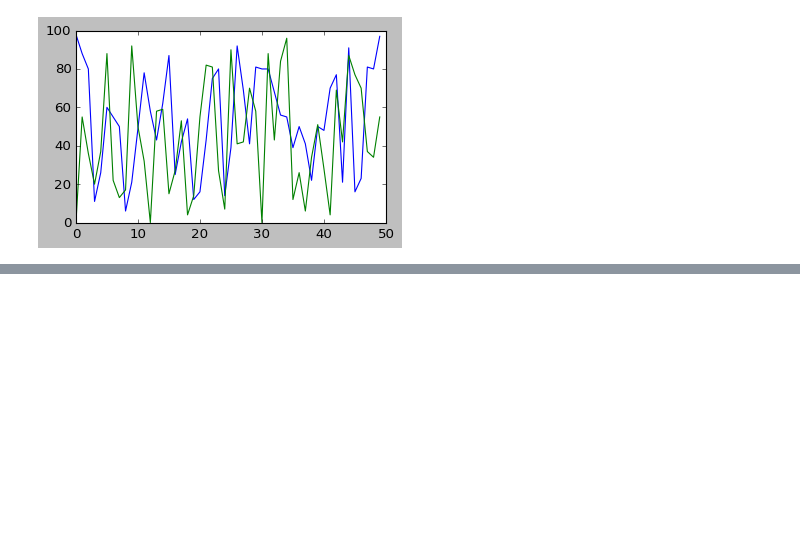
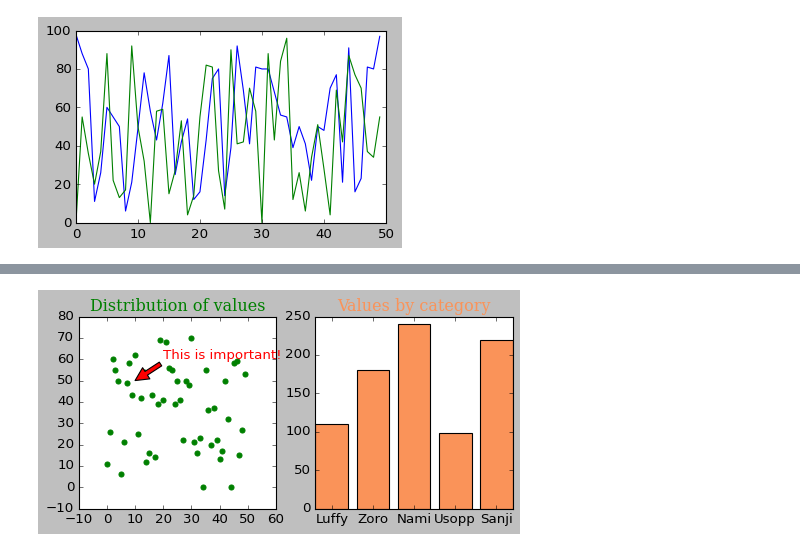
Before and after one commit to jackiewang-zhiyao/visualization, a Jupyter notebook: 04_this_cohort/Classnotes.ipynb, the cells around one changed output, grey strips where cells are left out. Cells and saved outputs as stored; diff of their text form; code cells hidden in the pictures; blank space fills up the shorter version.

```diff
--- a/04_this_cohort/Classnotes.ipynb
+++ b/04_this_cohort/Classnotes.ipynb
@@ -318,3 +318,9 @@ ax.plot(x,y2)
 fig.show()
 # %% [output]
 [figure]
+# %%
+np.random.seed(613)
+x1 = np.arange(50)
+y1 = np.random.randint(0, 75,50)
+x2 = np.array(["Luffy", "Zoro", "Nami", "Usopp","Sanji"])
+y2= np.array([110, 180, 240, 99, 220])
@@ -320,0 +337,11 @@ fig.show()
+# %%
+fig,(ax1, ax2) = plt.subplots(ncols=2, nrows=1, figsize=(7, 3))
+ax1.scatter(x1,y1, color='green')
+ax2.bar(x2,y2, color='#fa9359')
+ax1.set_title('Distribution of values', fontdict = font1, loc='center', color='green')
+ax2.set_title('Values by category', fontdict = font1, loc='center', color='#fa9359')
+ax1.annotate('This is important!', xy=(10, 50), xytext=(20, 60), color='red',
+            arrowprops=dict(facecolor='red'))
+fig.show()
+# %% [output]
+[figure, added]
```
Also changed, not shown: parts of 15 cells of this notebook.
